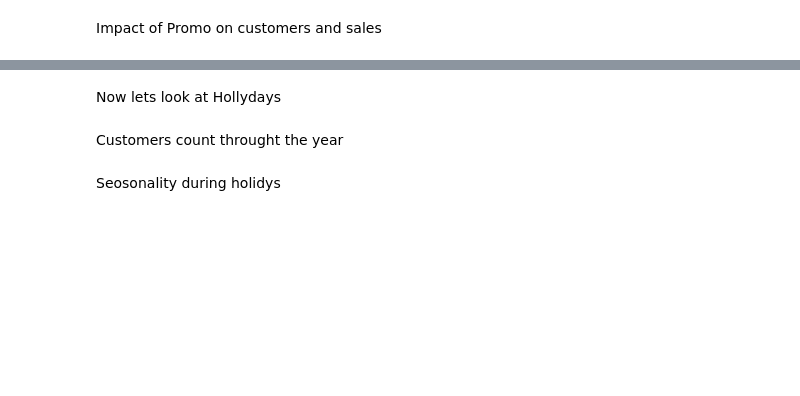
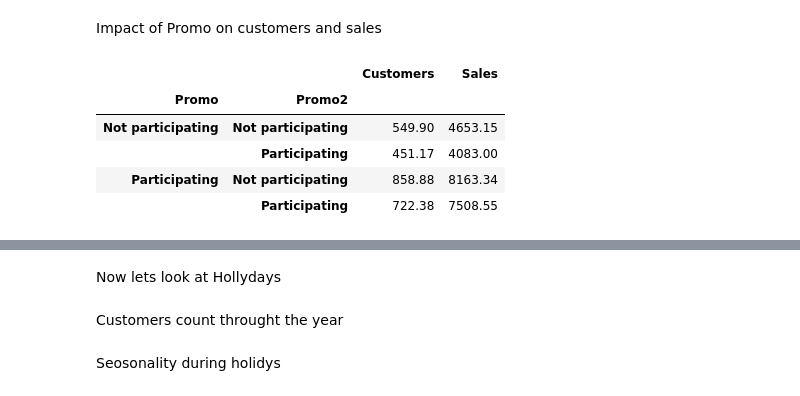
Before and after one commit to eandualem/PharmaceuticalSalesPrediction, a Jupyter notebook: notebooks/2.0 exploration.ipynb, the cells around one changed output, grey strips where cells are left out. Cells and saved outputs as stored; diff of their text form; code cells hidden in the pictures; blank space fills up the shorter version.

```diff
--- a/notebooks/2.0 exploration.ipynb
+++ b/notebooks/2.0 exploration.ipynb
@@ -298,4 +295,10 @@ Impact of Promo on customers and sales
 # %%
-overall_trend = df_train_store.groupby(['Promo', 'Promo2',]).agg(
-    {'Customers': 'mean', 'Sales': 'mean'})
+overall_trend = df.groupby(['Promo', 'Promo2',]).agg({'Customers': 'mean', 'Sales': 'mean'})
 overall_trend
+# %% [output]
+|  |  | Customers | Sales |
+| Promo | Promo2 |  |  |
+| Not participating | Not participating | 549.90 | 4653.15 |
+|  | Participating | 451.17 | 4083.00 |
+| Participating | Not participating | 858.88 | 8163.34 |
+|  | Participating | 722.38 | 7508.55 |
```
Also changed, not shown: parts of 19 cells of this notebook.
